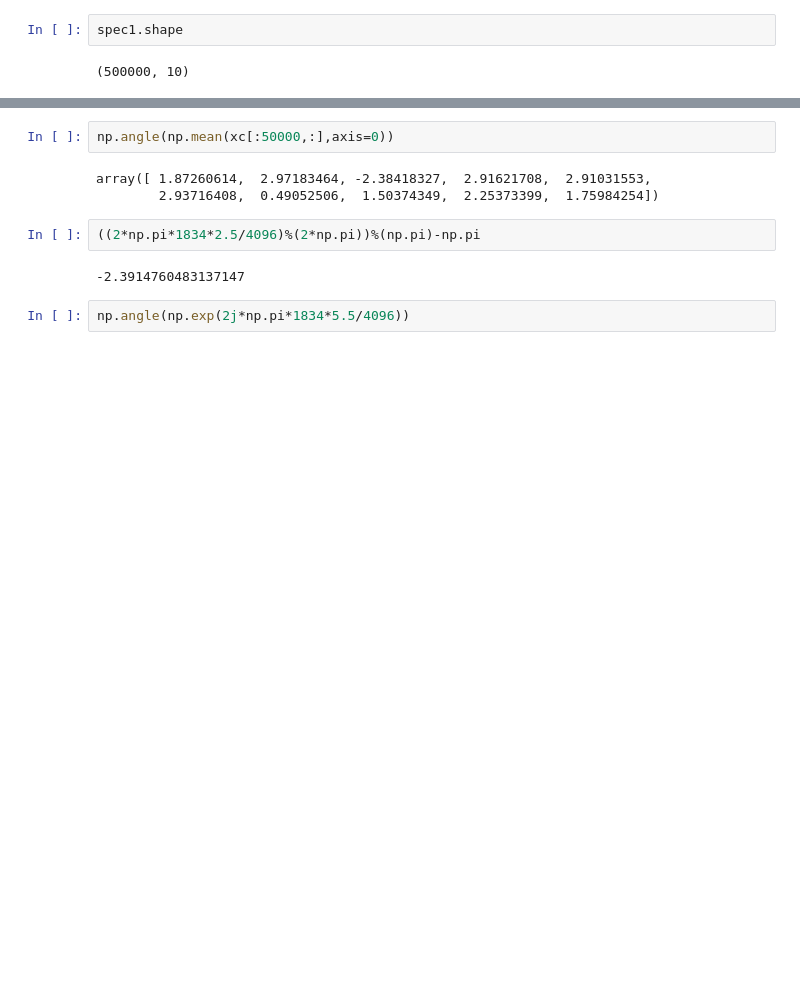
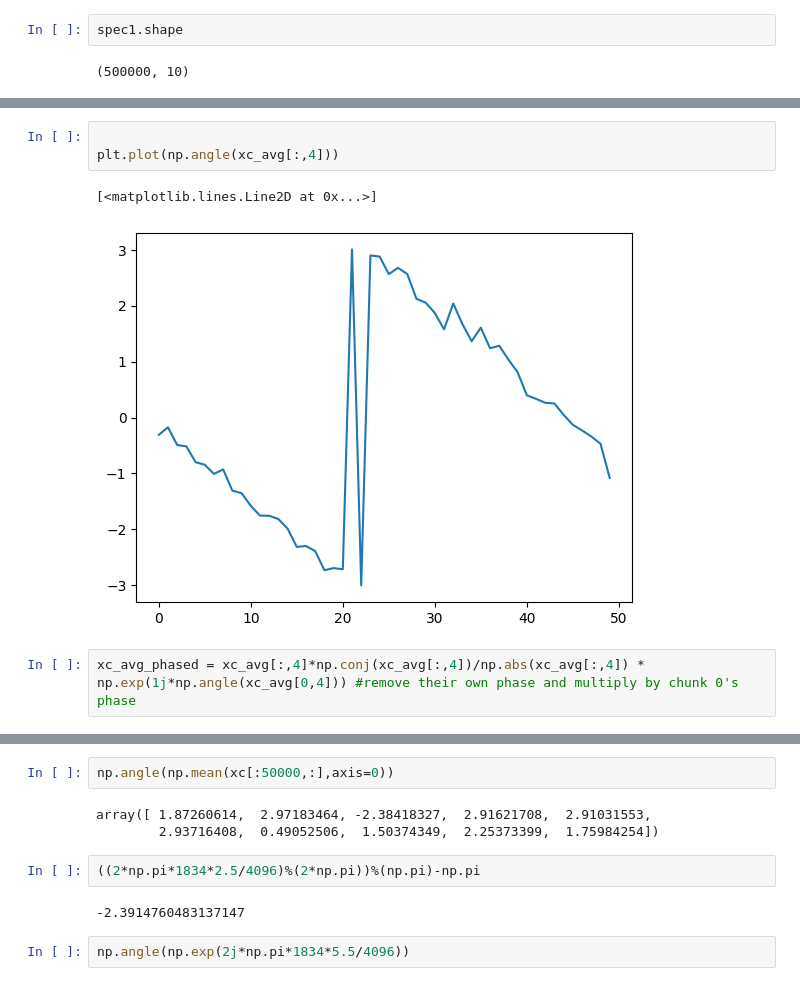
Before and after one commit to mohanagr/flicker, a Jupyter notebook: jupyter/visualize_spectra.ipynb, the cells around one changed output, grey strips where cells are left out. Cells and saved outputs as stored; diff of their text form; blank space fills up the shorter version.

```diff
--- a/jupyter/visualize_spectra.ipynb
+++ b/jupyter/visualize_spectra.ipynb
@@ -36,0 +44,8 @@ plt.colorbar()
+# %%
+
+plt.plot(np.angle(xc_avg[:,4]))
+# %% [output]
+[<matplotlib.lines.Line2D at 0x...>]
+[figure, added]
+# %%
+xc_avg_phased = xc_avg[:,4]*np.conj(xc_avg[:,4])/np.abs(xc_avg[:,4]) * np.exp(1j*np.angle(xc_avg[0,4])) #remove their own phase and multiply by chunk 0's phase
```
Also changed, not shown: parts of 9 cells of this notebook, 3 other files.
